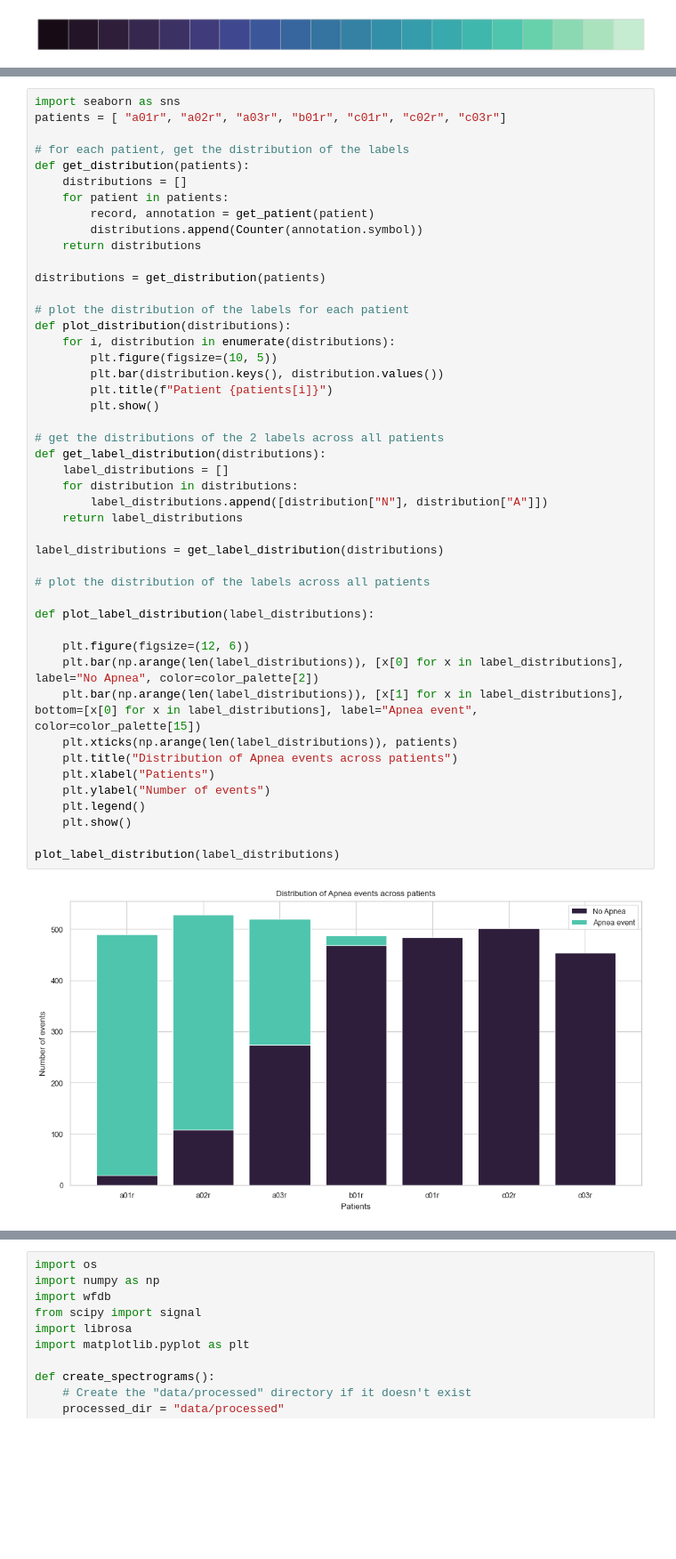
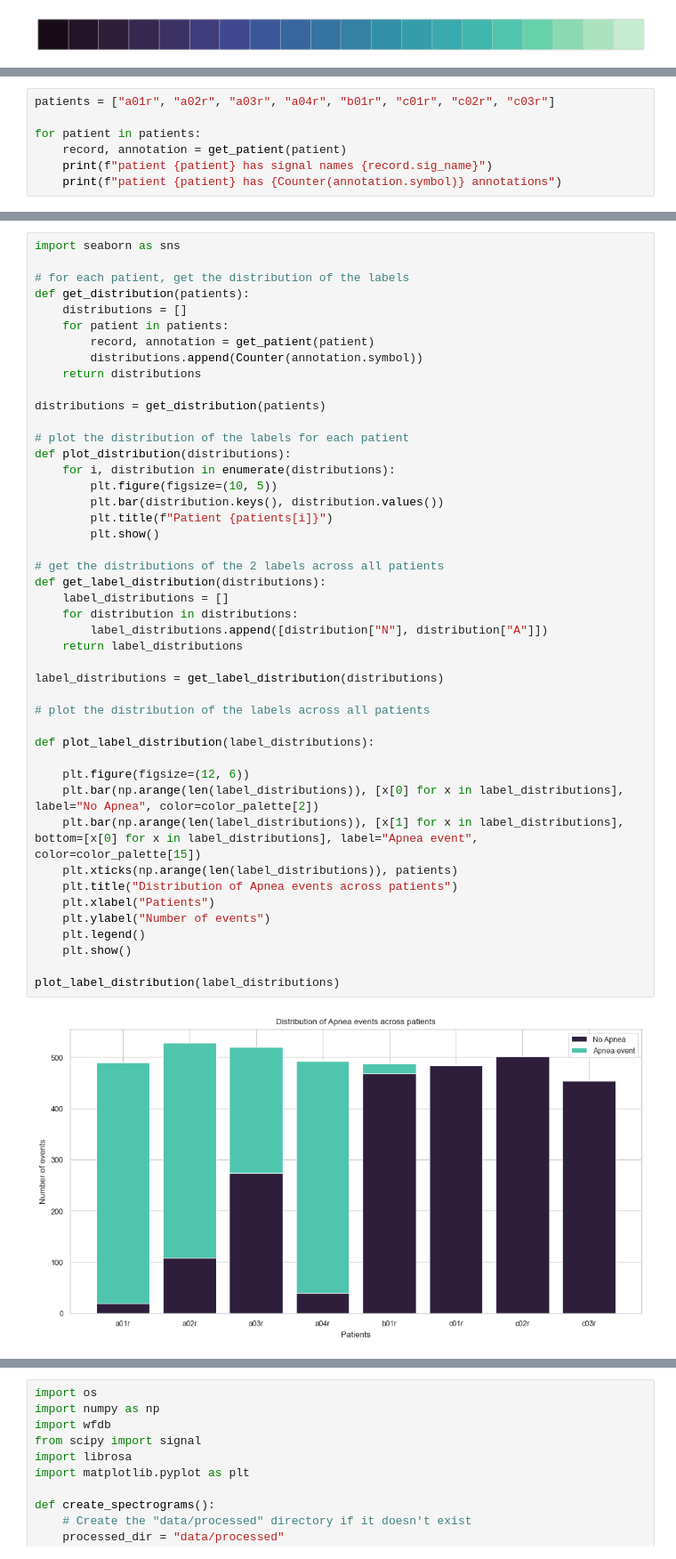
Before and after one commit to MoKholy/respiratory-stft-spec, a Jupyter notebook: explore2.ipynb, the cells around one changed output, grey strips where cells are left out. Shown: that part at 89% size. Drawn from its saved outputs; the diff is of its cells as text; blank space fills up the shorter version.

```diff
--- a/explore2.ipynb
+++ b/explore2.ipynb
@@ -22,0 +52,7 @@ sns.palplot(color_palette)
+# %%
+patients = ["a01r", "a02r", "a03r", "a04r", "b01r", "c01r", "c02r", "c03r"]
+
+for patient in patients:
+    record, annotation = get_patient(patient)
+    print(f"patient {patient} has signal names {record.sig_name}")
+    print(f"patient {patient} has {Counter(annotation.symbol)} annotations")
@@ -68,6 +113,5 @@ NameError: name 'record' is not defined
 # %%
 import seaborn as sns
-patients = [ "a01r", "a02r", "a03r", "b01r", "c01r", "c02r", "c03r"]
 
 # for each patient, get the distribution of the labels
 def get_distribution(patients):
@@ -85,31 +129,31 @@ def plot_distribution(distributions):
         plt.figure(figsize=(10, 5))
         plt.bar(distribution.keys(), distribution.values())
         plt.title(f"Patient {patients[i]}")
         plt.show()
 
 # get the distributions of the 2 labels across all patients
 def get_label_distribution(distributions):
     label_distributions = []
     for distribution in distributions:
         label_distributions.append([distribution["N"], distribution["A"]])
     return label_distributions
 
 label_distributions = get_label_distribution(distributions)
 
 # plot the distribution of the labels across all patients
 
 def plot_label_distribution(label_distributions):
 
     plt.figure(figsize=(12, 6))
     plt.bar(np.arange(len(label_distributions)), [x[0] for x in label_distributions], label="No Apnea", color=color_palette[2])
     plt.bar(np.arange(len(label_distributions)), [x[1] for x in label_distributions], bottom=[x[0] for x in label_distributions], label="Apnea event", color=color_palette[15])
     plt.xticks(np.arange(len(label_distributions)), patients)
     plt.title("Distribution of Apnea events across patients")
     plt.xlabel("Patients")
     plt.ylabel("Number of events")
     plt.legend()
     plt.show()
 
 plot_label_distribution(label_distributions)
 # %% [output]
-[figure, old version]
+[figure, new version]
```
Also changed, not shown: parts of 17 cells of this notebook.
